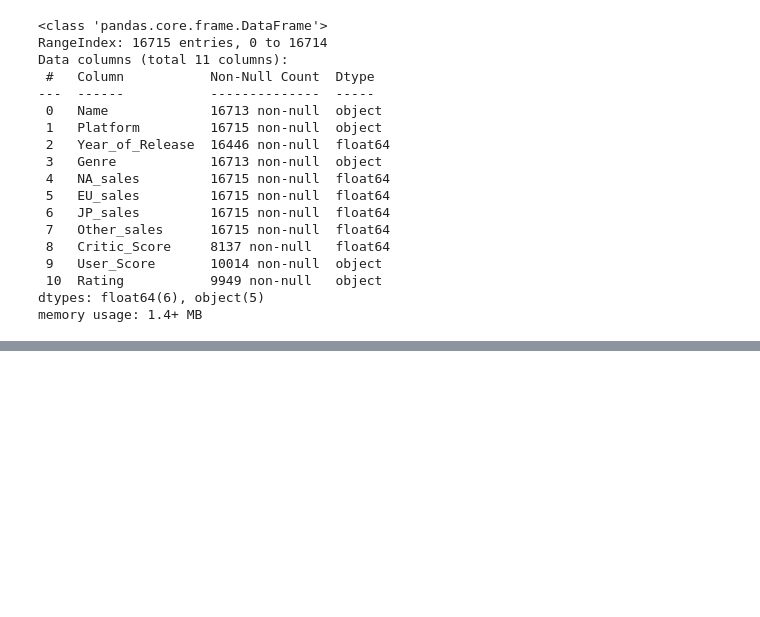
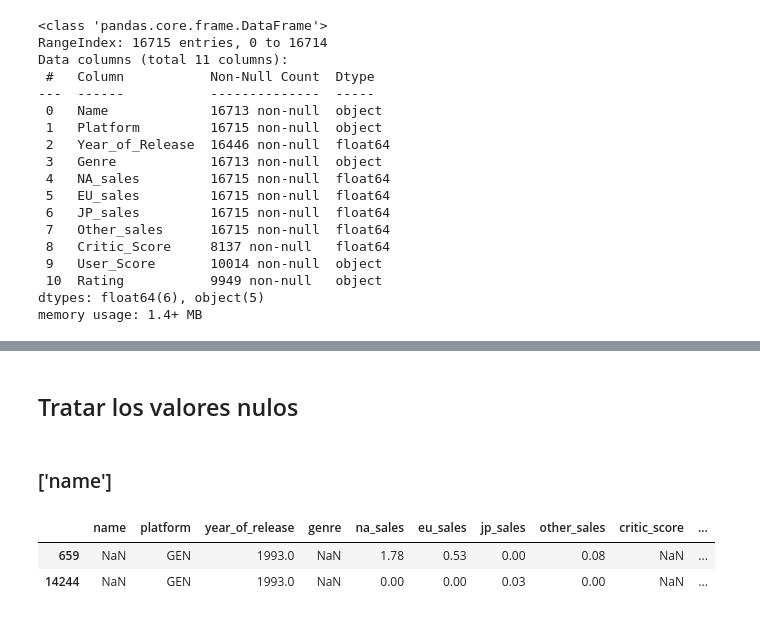
Before and after one commit to Davichobacter/data_science_tt, a Jupyter notebook: sprint_6/notebook.ipynb, the cells around one changed output, grey strips where cells are left out. Saved outputs shown, nothing was run; the diff lists cells and outputs as text; code cells hidden in the pictures; blank space fills up the shorter version.

```diff
--- a/sprint_6/notebook.ipynb
+++ b/sprint_6/notebook.ipynb
@@ -99,4 +96,0 @@ Based on the missing value counts, the 'critic_score', 'user_score', and 'rating
-# %%
-df.dropna(subset=['name', 'genre'], inplace=True)
-df['year_of_release'] = df['year_of_release'].fillna(df['year_of_release'].median())
-print(df.isnull().sum())
@@ -406,0 +119,10 @@ Passing `palette` without assigning `hue` is deprecated and will be removed in v
+# %% [markdown]
+## Tratar los valores nulos
+# %% [markdown]
+### ['name']
+# %%
+df[df['name'].isna()]
+# %% [output]
+|  | name | platform | year_of_release | genre | na_sales | eu_sales | jp_sales | other_sales | critic_score | ... |
+| 659 | NaN | GEN | 1993.0 | NaN | 1.78 | 0.53 | 0.00 | 0.08 | NaN | ... |
+| 14244 | NaN | GEN | 1993.0 | NaN | 0.00 | 0.00 | 0.03 | 0.00 | NaN | ... |
```
Also changed, not shown: parts of 62 cells of this notebook.
